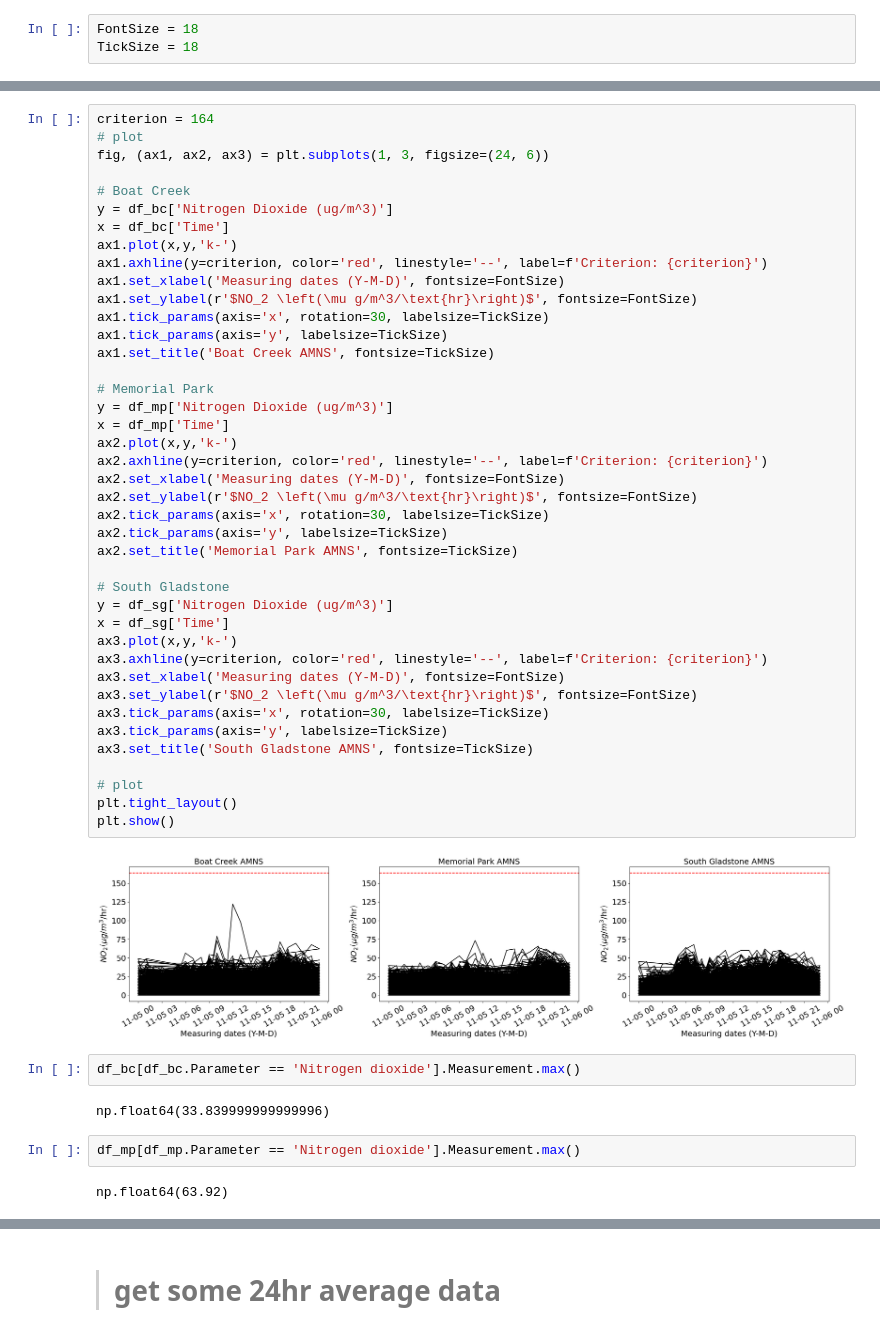
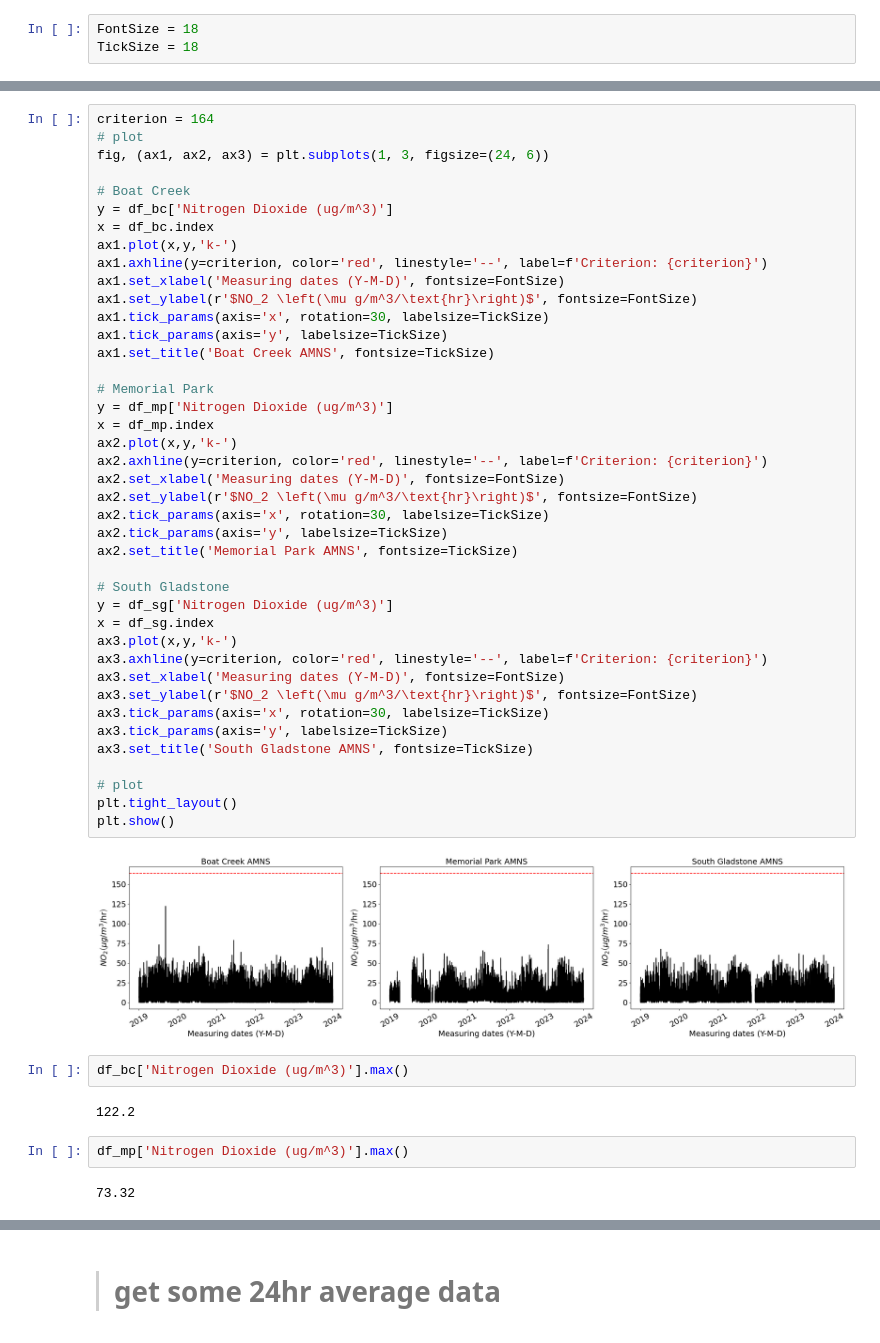
Before and after one commit to GinnCheng/DA_AQ_hub, a Jupyter notebook: main_script.ipynb, the cells around one changed output, grey strips where cells are left out. Drawn from its saved outputs; the diff is of its cells as text.

```diff
--- a/main_script.ipynb
+++ b/main_script.ipynb
@@ -109,48 +106,48 @@ fig, (ax1, ax2, ax3) = plt.subplots(1, 3, figsize=(24, 6))
 
 # Boat Creek
 y = df_bc['Nitrogen Dioxide (ug/m^3)']
-x = df_bc['Time']
+x = df_bc.index
 ax1.plot(x,y,'k-')
 ax1.axhline(y=criterion, color='red', linestyle='--', label=f'Criterion: {criterion}')
 ax1.set_xlabel('Measuring dates (Y-M-D)', fontsize=FontSize)
 ax1.set_ylabel(r'$NO_2 \left(\mu g/m^3/\text{hr}\right)$', fontsize=FontSize)
 ax1.tick_params(axis='x', rotation=30, labelsize=TickSize)
 ax1.tick_params(axis='y', labelsize=TickSize)
 ax1.set_title('Boat Creek AMNS', fontsize=TickSize)
 
 # Memorial Park
 y = df_mp['Nitrogen Dioxide (ug/m^3)']
-x = df_mp['Time']
+x = df_mp.index
 ax2.plot(x,y,'k-')
 ax2.axhline(y=criterion, color='red', linestyle='--', label=f'Criterion: {criterion}')
 ax2.set_xlabel('Measuring dates (Y-M-D)', fontsize=FontSize)
 ax2.set_ylabel(r'$NO_2 \left(\mu g/m^3/\text{hr}\right)$', fontsize=FontSize)
 ax2.tick_params(axis='x', rotation=30, labelsize=TickSize)
 ax2.tick_params(axis='y', labelsize=TickSize)
 ax2.set_title('Memorial Park AMNS', fontsize=TickSize)
 
 # South Gladstone
 y = df_sg['Nitrogen Dioxide (ug/m^3)']
-x = df_sg['Time']
+x = df_sg.index
 ax3.plot(x,y,'k-')
 ax3.axhline(y=criterion, color='red', linestyle='--', label=f'Criterion: {criterion}')
 ax3.set_xlabel('Measuring dates (Y-M-D)', fontsize=FontSize)
 ax3.set_ylabel(r'$NO_2 \left(\mu g/m^3/\text{hr}\right)$', fontsize=FontSize)
 ax3.tick_params(axis='x', rotation=30, labelsize=TickSize)
 ax3.tick_params(axis='y', labelsize=TickSize)
 ax3.set_title('South Gladstone AMNS', fontsize=TickSize)
 
 # plot
 plt.tight_layout()
 plt.show()
 # %% [output]
-[figure, old version]
+[figure, new version]
 # %%
-df_bc[df_bc.Parameter == 'Nitrogen dioxide'].Measurement.max()
+df_bc['Nitrogen Dioxide (ug/m^3)'].max()
 # %% [output]
-np.float64(33.839999999999996)
+122.2
 # %%
-df_mp[df_mp.Parameter == 'Nitrogen dioxide'].Measurement.max()
+df_mp['Nitrogen Dioxide (ug/m^3)'].max()
 # %% [output]
-np.float64(63.92)
+73.32
 # %%
```
Also changed, not shown: parts of 20 cells of this notebook.
